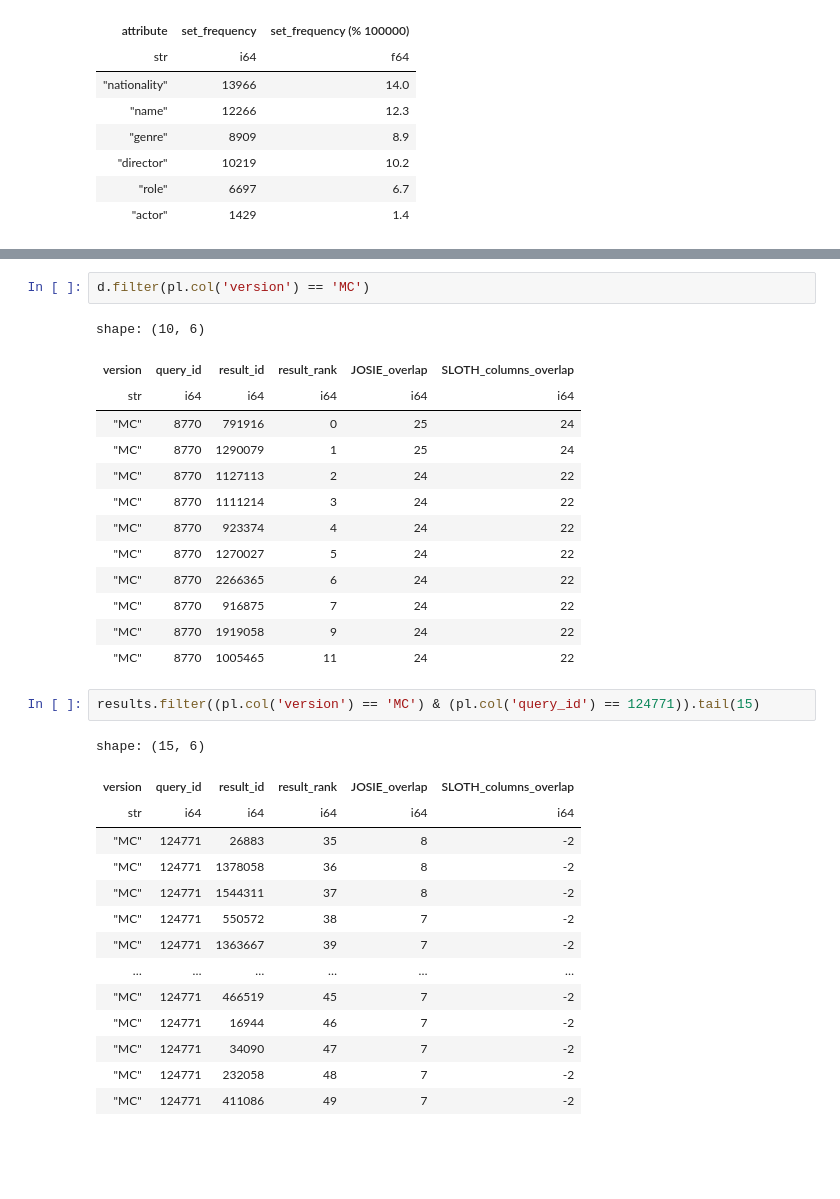
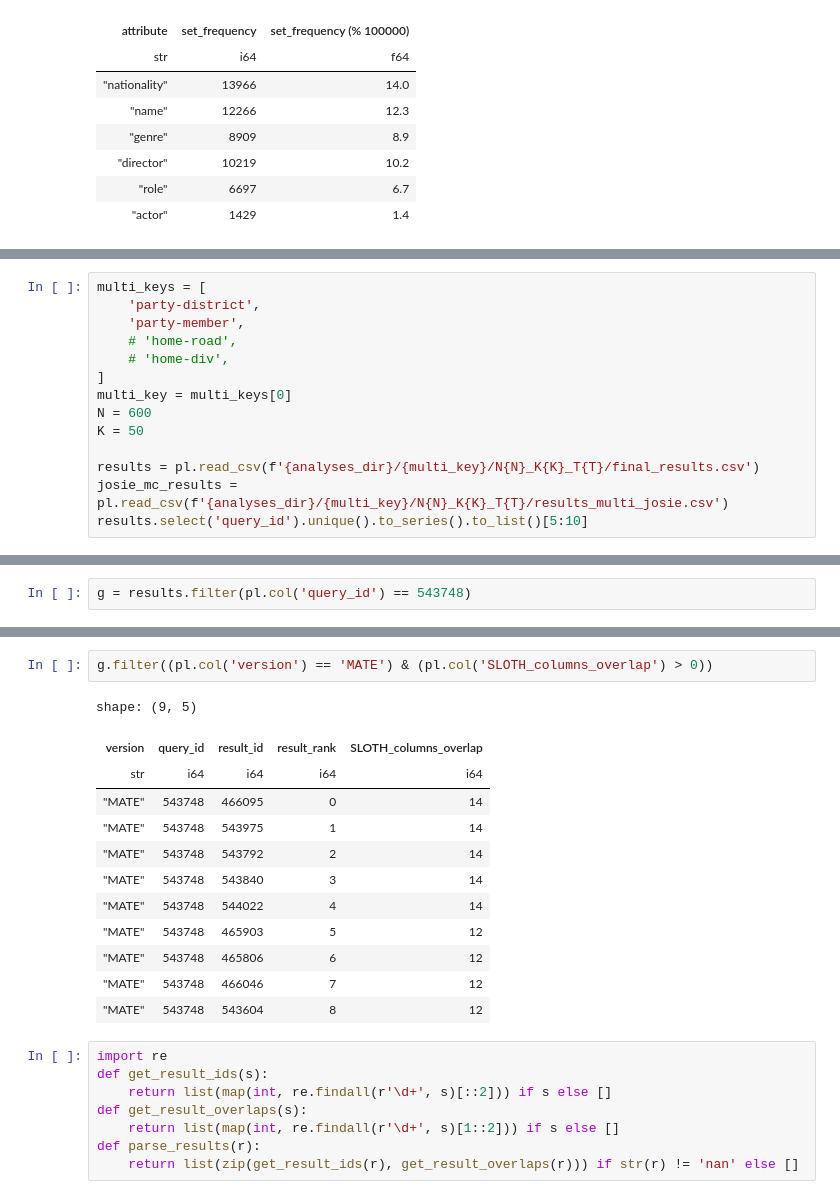
Before and after one commit to nanni00/datalake-table-finder, a Jupyter notebook: experiments/multi_key_join/multi_key_analsyses.ipynb, the cells around one changed output, grey strips where cells are left out. Drawn from its saved outputs; the diff is of its cells as text; blank space fills up the shorter version.

Commit message:
many tests with mate (still slow runtime)

```diff
--- a/experiments/multi_key_join/multi_key_analsyses.ipynb
+++ b/experiments/multi_key_join/multi_key_analsyses.ipynb
@@ -328,0 +351,14 @@ for i, qid in enumerate(query_ids):
+# %%
+multi_keys = [
+    'party-district',
+    'party-member',
+    # 'home-road',
+    # 'home-div',
+]
+multi_key = multi_keys[0]
+N = 600
+K = 50
+
+results = pl.read_csv(f'{analyses_dir}/{multi_key}/N{N}_K{K}_T{T}/final_results.csv')
+josie_mc_results = pl.read_csv(f'{analyses_dir}/{multi_key}/N{N}_K{K}_T{T}/results_multi_josie.csv')
+results.select('query_id').unique().to_series().to_list()[5:10]
@@ -329 +367,3 @@ for i, qid in enumerate(query_ids):
+# %%
+g = results.filter(pl.col('query_id') == 543748)
 # %%
@@ -343,33 +392,23 @@ shape: (3, 6)
 # %%
-d.filter(pl.col('version') == 'MC')
+g.filter((pl.col('version') == 'MATE') & (pl.col('SLOTH_columns_overlap') > 0))
 # %% [output]
-shape: (10, 6)
+shape: (9, 5)
-| version | query_id | result_id | result_rank | JOSIE_overlap | SLOTH_columns_overlap |
-| str | i64 | i64 | i64 | i64 | i64 |
-| "MC" | 8770 | 791916 | 0 | 25 | 24 |
-| "MC" | 8770 | 1290079 | 1 | 25 | 24 |
-| "MC" | 8770 | 1127113 | 2 | 24 | 22 |
-| "MC" | 8770 | 1111214 | 3 | 24 | 22 |
-| "MC" | 8770 | 923374 | 4 | 24 | 22 |
-| "MC" | 8770 | 1270027 | 5 | 24 | 22 |
-| "MC" | 8770 | 2266365 | 6 | 24 | 22 |
-| "MC" | 8770 | 916875 | 7 | 24 | 22 |
-| "MC" | 8770 | 1919058 | 9 | 24 | 22 |
-| "MC" | 8770 | 1005465 | 11 | 24 | 22 |
+| version | query_id | result_id | result_rank | SLOTH_columns_overlap |
+| str | i64 | i64 | i64 | i64 |
+| "MATE" | 543748 | 466095 | 0 | 14 |
+| "MATE" | 543748 | 543975 | 1 | 14 |
+| "MATE" | 543748 | 543792 | 2 | 14 |
+| "MATE" | 543748 | 543840 | 3 | 14 |
+| "MATE" | 543748 | 544022 | 4 | 14 |
+| "MATE" | 543748 | 465903 | 5 | 12 |
+| "MATE" | 543748 | 465806 | 6 | 12 |
+| "MATE" | 543748 | 466046 | 7 | 12 |
+| "MATE" | 543748 | 543604 | 8 | 12 |
-# %%
-results.filter((pl.col('version') == 'MC') & (pl.col('query_id') == 124771)).tail(15)
-# %% [output]
-shape: (15, 6)
-| version | query_id | result_id | result_rank | JOSIE_overlap | SLOTH_columns_overlap |
-| str | i64 | i64 | i64 | i64 | i64 |
-| "MC" | 124771 | 26883 | 35 | 8 | -2 |
-| "MC" | 124771 | 1378058 | 36 | 8 | -2 |
-| "MC" | 124771 | 1544311 | 37 | 8 | -2 |
-| "MC" | 124771 | 550572 | 38 | 7 | -2 |
-| "MC" | 124771 | 1363667 | 39 | 7 | -2 |
-| … | … | … | … | … | … |
-| "MC" | 124771 | 466519 | 45 | 7 | -2 |
-| "MC" | 124771 | 16944 | 46 | 7 | -2 |
-| "MC" | 124771 | 34090 | 47 | 7 | -2 |
-| "MC" | 124771 | 232058 | 48 | 7 | -2 |
-| "MC" | 124771 | 411086 | 49 | 7 | -2 |
+# %%
+import re
+def get_result_ids(s):
+    return list(map(int, re.findall(r'\d+', s)[::2])) if s else []
+def get_result_overlaps(s):
+    return list(map(int, re.findall(r'\d+', s)[1::2])) if s else []
+def parse_results(r):
+    return list(zip(get_result_ids(r), get_result_overlaps(r))) if str(r) != 'nan' else []
```
Also changed, not shown: parts of 22 cells of this notebook, 12 other files.
